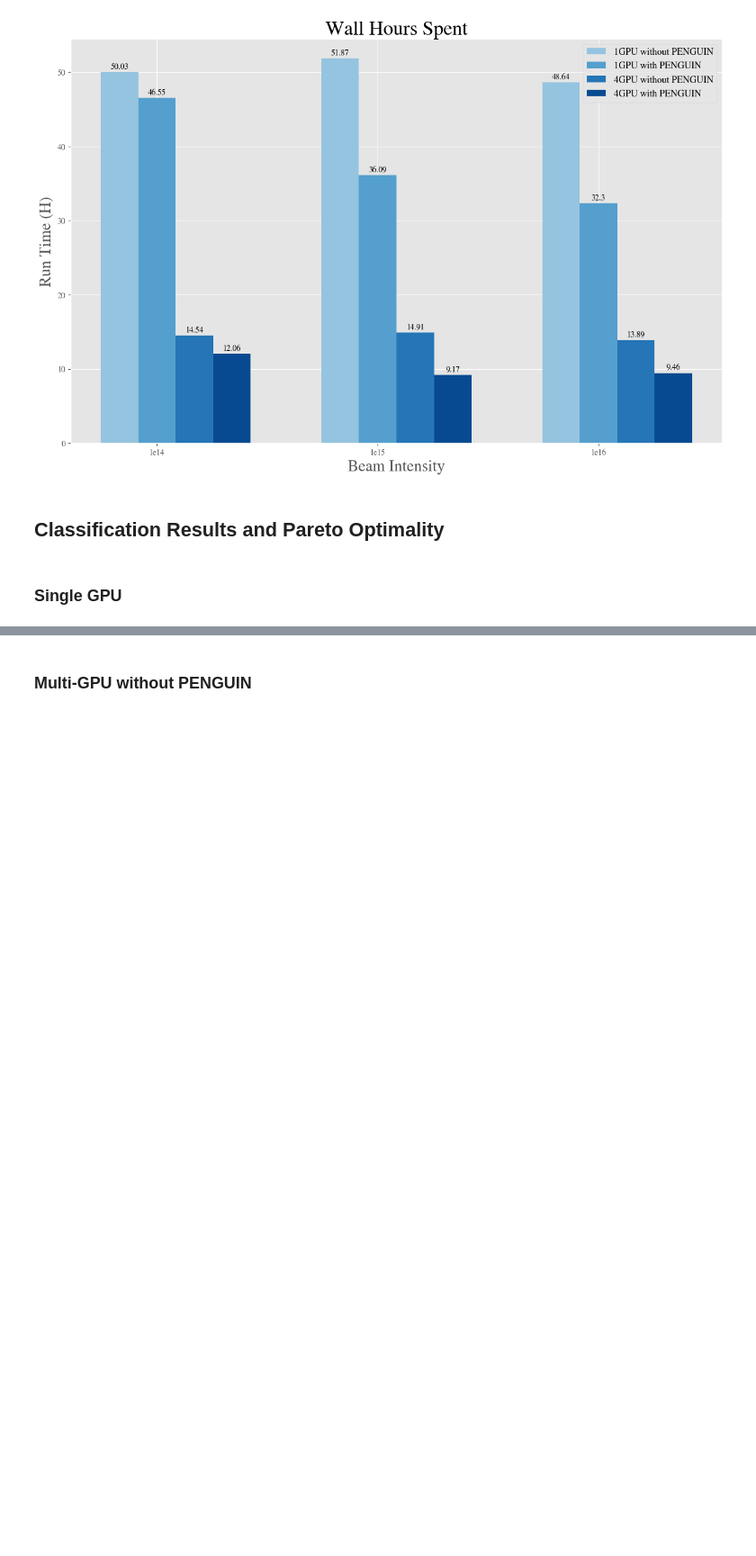
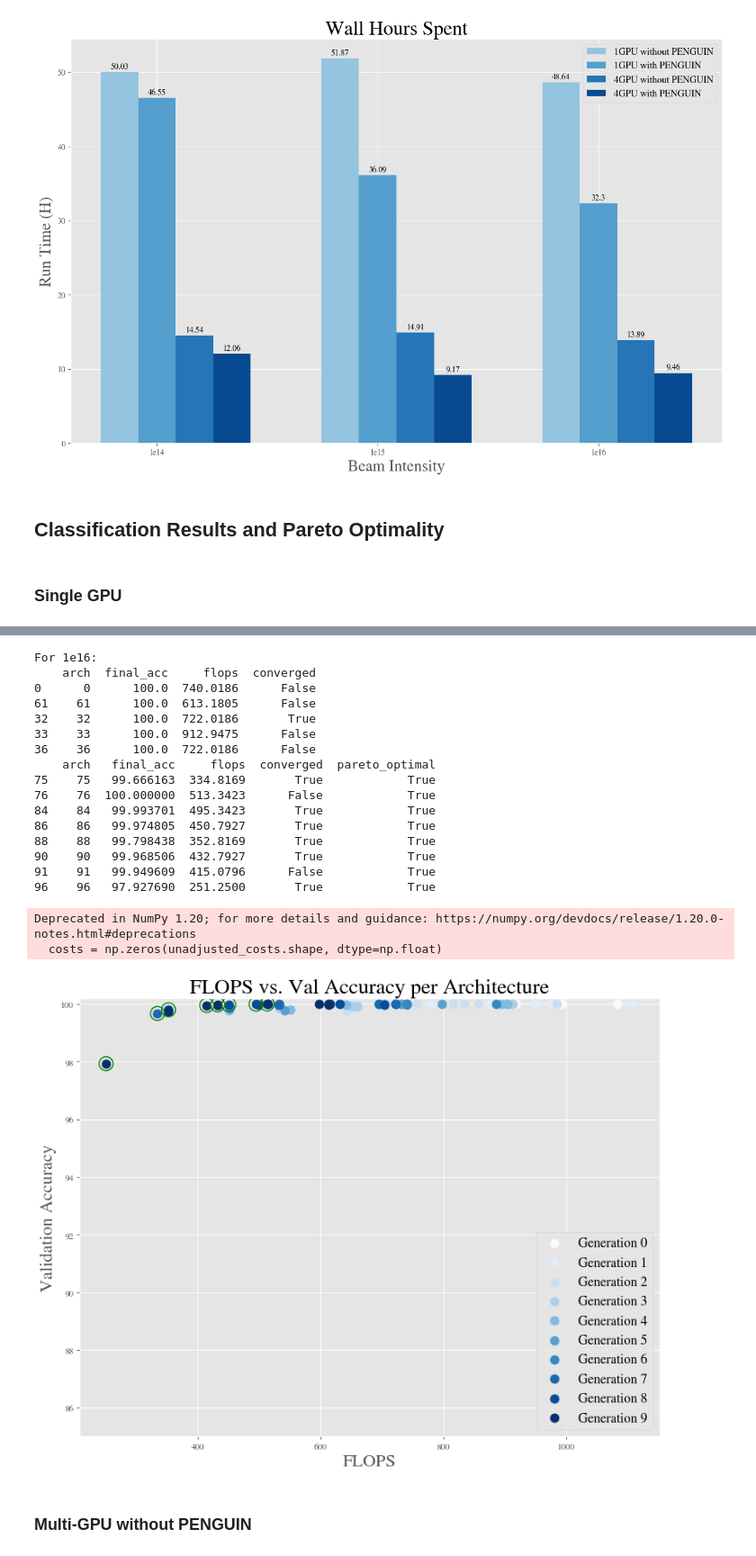
Before and after one commit to TauferLab/Reproducibility_A4NN_ICPP23, a Jupyter notebook: paper_analysis.ipynb, the cells around one changed output, grey strips where cells are left out. Shown at 90% size. Drawn from its saved outputs; the diff is of its cells as text; code cells hidden in the pictures; blank space fills up the shorter version.

```diff
--- a/paper_analysis.ipynb
+++ b/paper_analysis.ipynb
@@ -295,3 +398,38 @@ pareto_optimal_arches
+# %%
+# 1e16
+print("For 1e16:")
+
+by_arch = gpu1_1e16.groupby('arch')
+one_line = by_arch.apply(one_line_per_arch).sort_values('arch', ascending=True).reset_index()
+sorted_by_fitness = one_line.sort_values('final_acc', ascending=False).head()
+print(sorted_by_fitness.head())
+
+costs = one_line[['final_acc', 'flops']].to_numpy()
+pareto_optimals = is_pareto_efficient_simple(costs)
+one_line['pareto_optimal'] = pareto_optimals
+pareto_optimal_arches = one_line.loc[one_line['pareto_optimal'] == True]
+print(pareto_optimal_arches)
+make_graphic(one_line, pareto_optimal_arches)
+# %% [output]
+For 1e16:
+    arch  final_acc     flops  converged
+0      0      100.0  740.0186      False
+61    61      100.0  613.1805      False
+32    32      100.0  722.0186       True
+33    33      100.0  912.9475      False
+36    36      100.0  722.0186      False
+    arch   final_acc     flops  converged  pareto_optimal
+75    75   99.666163  334.8169       True            True
+76    76  100.000000  513.3423      False            True
+84    84   99.993701  495.3423       True            True
+86    86   99.974805  450.7927       True            True
+88    88   99.798438  352.8169       True            True
+90    90   99.968506  432.7927       True            True
+91    91   99.949609  415.0796      False            True
+96    96   97.927690  251.2500       True            True
+Deprecated in NumPy 1.20; for more details and guidance: https://numpy.org/devdocs/release/1.20.0-notes.html#deprecations
+  costs = np.zeros(unadjusted_costs.shape, dtype=np.float)
+[figure, added]
 # %% [markdown]
 ### Multi-GPU without PENGUIN
 # %%
```
Also changed, not shown: parts of 10 cells of this notebook.
